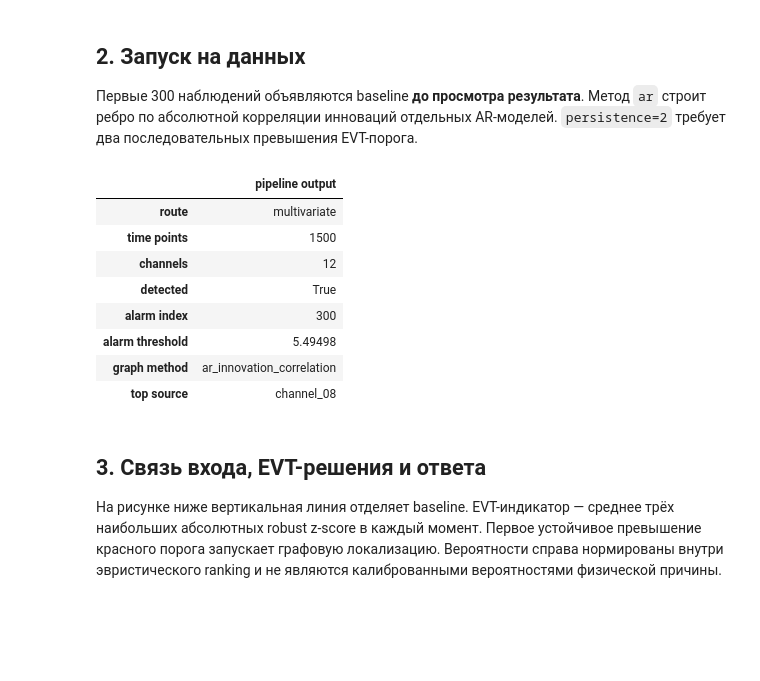
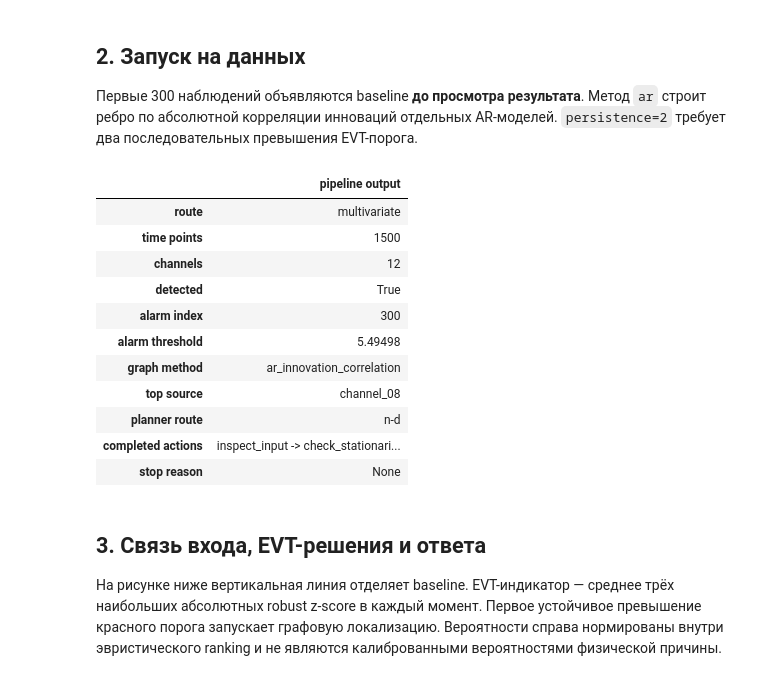
Before and after one commit to D2718281828nis/EVT-educational-demo, a Jupyter notebook: demo/evt-educational-demo/notebooks/08_agent_pipeline_graph.ipynb, the cells around one changed output. Saved outputs shown, nothing was run; the diff lists cells and outputs as text; code cells hidden in the pictures; blank space fills up the shorter version.

```diff
--- a/demo/evt-educational-demo/notebooks/08_agent_pipeline_graph.ipynb
+++ b/demo/evt-educational-demo/notebooks/08_agent_pipeline_graph.ipynb
@@ -118,35 +118,38 @@ pipeline = GraphEVTPipeline(
     ),
     graph=GraphConfig(method="ar", edge_threshold=0.35, random_state=SEED),
     input_config=InputConfig(missing="error", require_regular_time=True),
+    verbose=True,
 )
 result = pipeline.run_detailed(dataframe.set_index(time_column)[channel_names])
 plan = result.plan
 
 summary = pd.Series({
     "route": result.input_profile.kind,
     "time points": result.input_profile.n_time,
     "channels": result.input_profile.n_channels,
     "detected": result.detection.detected,
     "alarm index": result.detection.time_index,
     "alarm threshold": result.detection.alarm_threshold,
     "graph method": None if result.graph is None else result.graph.method,
     "top source": None if result.ranking is None else channel_names[result.ranking.source],
     "planner route": None if plan is None else plan.route,
     "completed actions": None if plan is None else " -> ".join(plan.completed_actions),
     "stop reason": None if plan is None else plan.stop_reason,
-    "learned process attached": result.process is not None,
 }, name="pipeline output")
 summary.to_frame()
 # %% [output]
 |  | pipeline output |
 | route | multivariate |
 | time points | 1500 |
 | channels | 12 |
 | detected | True |
 | alarm index | 300 |
 | alarm threshold | 5.49498 |
 | graph method | ar_innovation_correlation |
 | top source | channel_08 |
+| planner route | n-d |
+| completed actions | inspect_input -> check_stationari... |
+| stop reason | None |
 # %% [markdown]
 ## 3. Связь входа, EVT-решения и ответа
 
```
Also changed, not shown: parts of 3 cells of this notebook, 10 other files.
